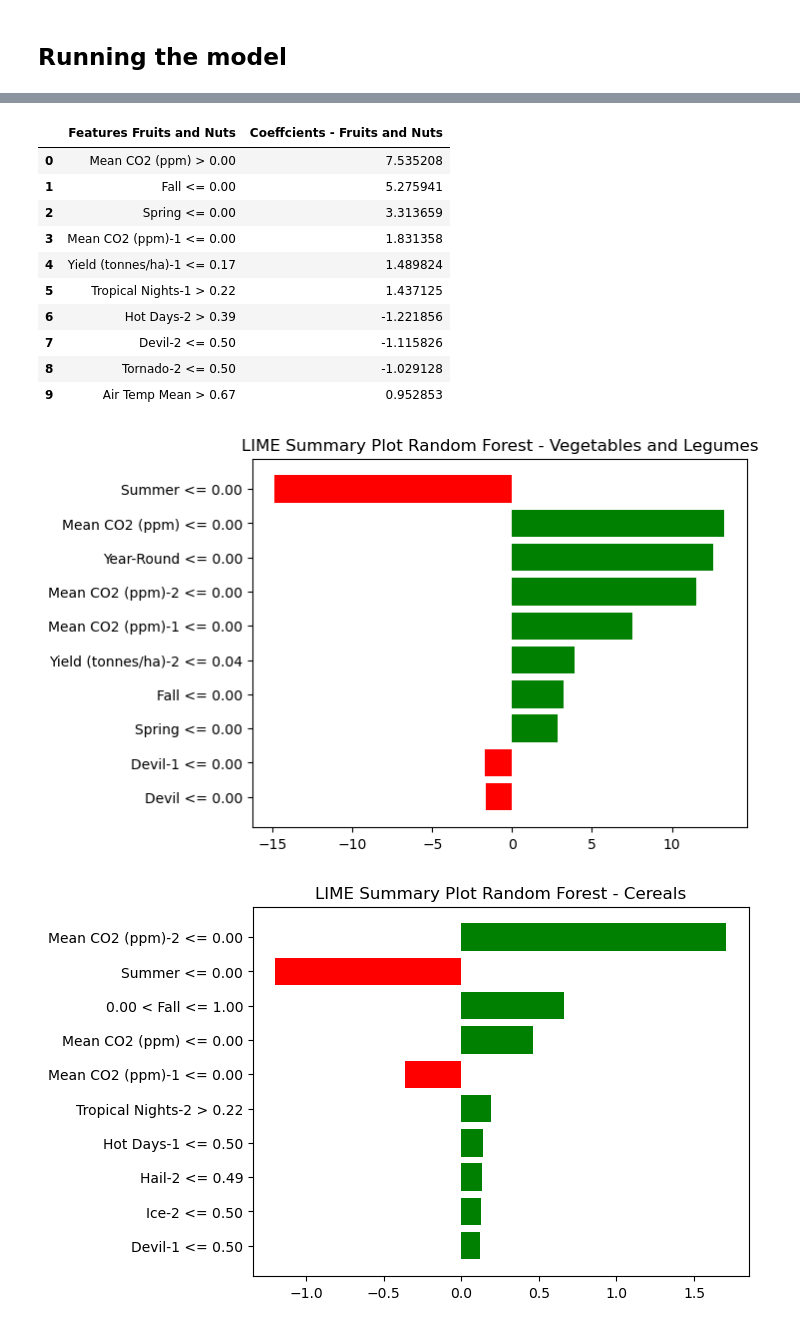
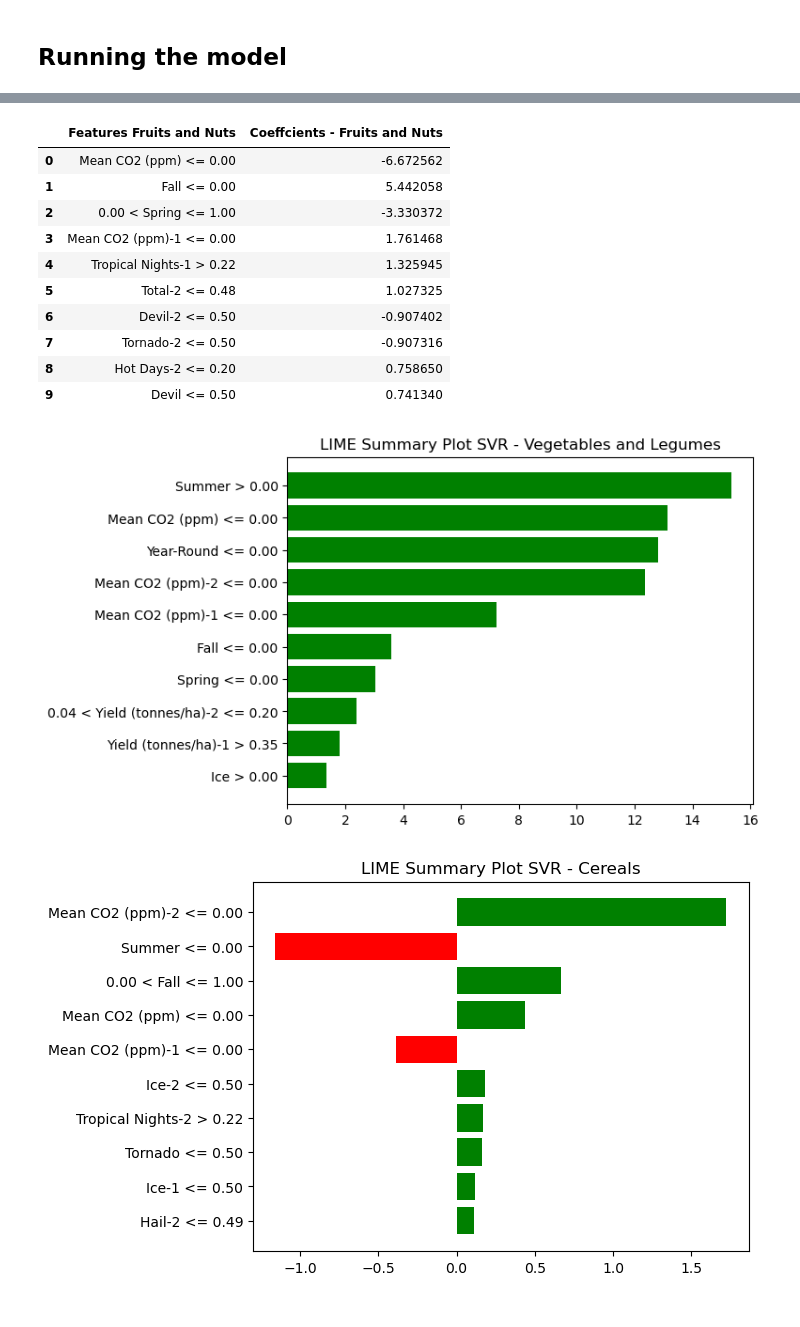
Before and after one commit to jo-atanacio/Thesis, a Jupyter notebook: Models/lime_svr.ipynb, the cells around one changed output, grey strips where cells are left out. Saved outputs shown, nothing was run; the diff lists cells and outputs as text; code cells hidden in the pictures.

```diff
--- a/Models/lime_svr.ipynb
+++ b/Models/lime_svr.ipynb
@@ -30,6 +30,25 @@ categories = df["Category"].unique()
 ## Creating the metrics data frame
 # %%
 shap_df = pd.DataFrame()
+# %%
+def table_to_doc(df, cat):
+    doc = Document()
+    doc.add_table(df.shape[0]+1, df.shape[1]+1)
+    for column in df.columns:
+        if pd.api.types.is_numeric_dtype(df[column]):
+            df[column] = df[column].astype(float)
+            df[column] = df[column].round(4)
+    # Write the column headers
+    for i, column_name in enumerate(df.columns):
+        doc.tables[0].cell(0, i+1).text = column_name
+
+    # Write the DataFrame values and index
+    for i, row in enumerate(df.iterrows()):
+        doc.tables[0].cell(i+1, 0).text = str(row[0])
+        for j, value in enumerate(row[1]):
+            doc.tables[0].cell(i+1, j+1).text = str(value)
+
+    doc.save(f'../tables/svr_lime_{cat}.docx')
 # %% [markdown]
 ## Random Forest Regression
 # %% [markdown]
@@ -103,13 +122,14 @@ for cat in categories:
 
    #lime implementation
    explainer = lime.lime_tabular.LimeTabularExplainer(np.array(x_train),
-                  feature_names=x_test.columns,
+                  feature_names=x_train.columns, verbose=True,
                   class_names=['Yield(tonnes/ha)'], mode='regression')
-   exp = explainer.explain_instance(x_test.iloc[0],
-   regressor.predict, num_features=10)
-   exp_list = [(feat, abs(coeff)) for feat, coeff in exp.as_list()] # add absolute value of coefficients
-   exp_list.sort(key=lambda x: x[1], reverse=True)
+   exp = explainer.explain_instance(x_test.iloc[-1], regressor.predict, num_features=10)
+
    exp.as_pyplot_figure()
-   plt.title("LIME Summary Plot Random Forest - " + cat)
-   display(pd.DataFrame(exp.as_list(),  columns=['Features ' + cat, 'Coeffcients - ' + cat]))
+   plt.title("LIME Summary Plot SVR - " + cat)
+
+   lime_res = pd.DataFrame(exp.as_list(),  columns=['Features ' + cat, 'Coeffcients - ' + cat])
+   display(lime_res)
+   table_to_doc(lime_res, cat)
 # %% [output]
@@ -138,13 +167,13 @@ for cat in categories:
 |  | Features Fruits and Nuts | Coeffcients - Fruits and Nuts |
-| 0 | Mean CO2 (ppm) > 0.00 | 7.535208 |
-| 1 | Fall <= 0.00 | 5.275941 |
-| 2 | Spring <= 0.00 | 3.313659 |
-| 3 | Mean CO2 (ppm)-1 <= 0.00 | 1.831358 |
-| 4 | Yield (tonnes/ha)-1 <= 0.17 | 1.489824 |
-| 5 | Tropical Nights-1 > 0.22 | 1.437125 |
-| 6 | Hot Days-2 > 0.39 | -1.221856 |
-| 7 | Devil-2 <= 0.50 | -1.115826 |
-| 8 | Tornado-2 <= 0.50 | -1.029128 |
-| 9 | Air Temp Mean > 0.67 | 0.952853 |
+| 0 | Mean CO2 (ppm) <= 0.00 | -6.672562 |
+| 1 | Fall <= 0.00 | 5.442058 |
+| 2 | 0.00 < Spring <= 1.00 | -3.330372 |
+| 3 | Mean CO2 (ppm)-1 <= 0.00 | 1.761468 |
+| 4 | Tropical Nights-1 > 0.22 | 1.325945 |
+| 5 | Total-2 <= 0.48 | 1.027325 |
+| 6 | Devil-2 <= 0.50 | -0.907402 |
+| 7 | Tornado-2 <= 0.50 | -0.907316 |
+| 8 | Hot Days-2 <= 0.20 | 0.758650 |
+| 9 | Devil <= 0.50 | 0.741340 |
-[figure, old version]
+[figure, new version]
-[figure, old version]
+[figure, new version]
```
Also changed, not shown: parts of 2 cells of this notebook, 2 other files.
